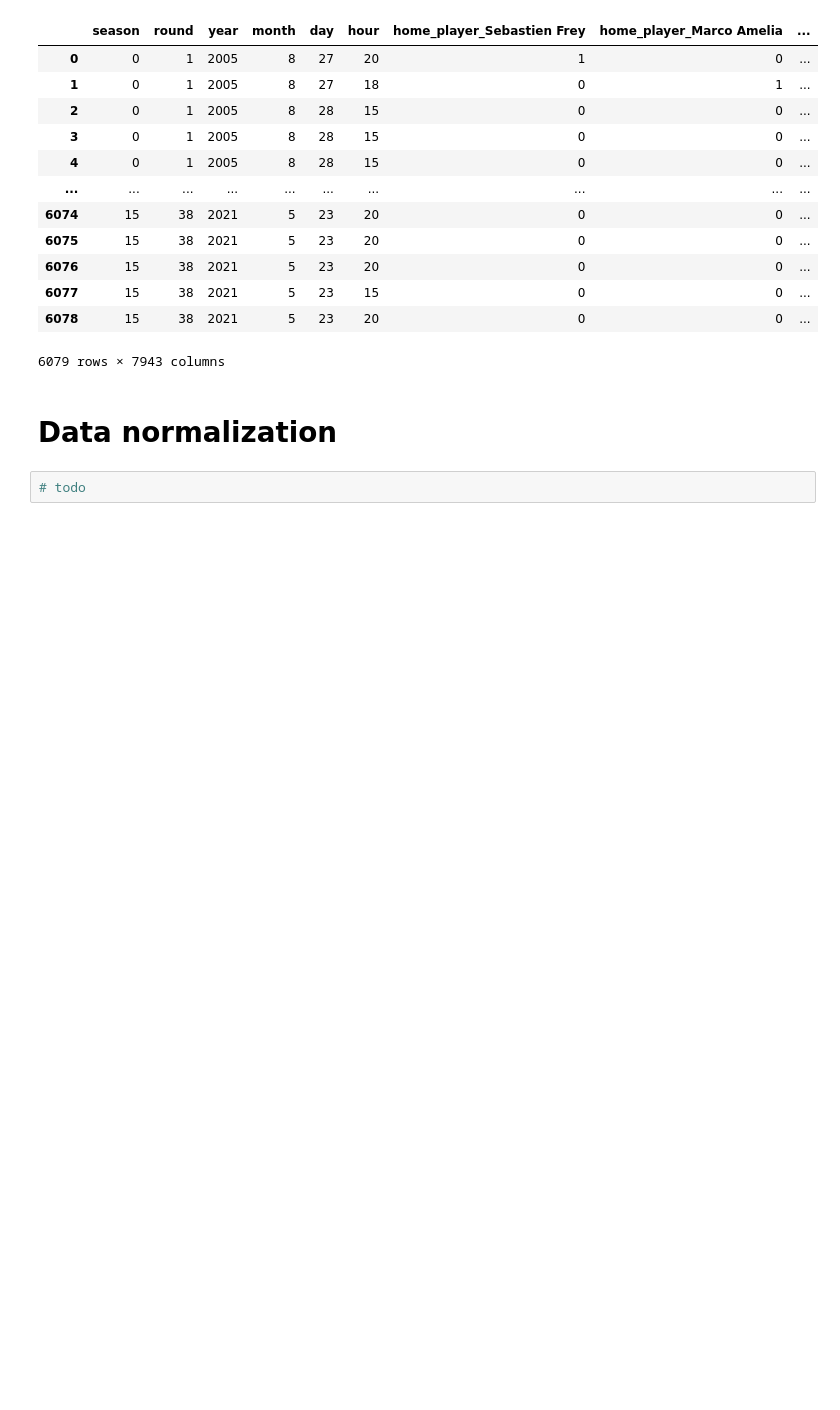
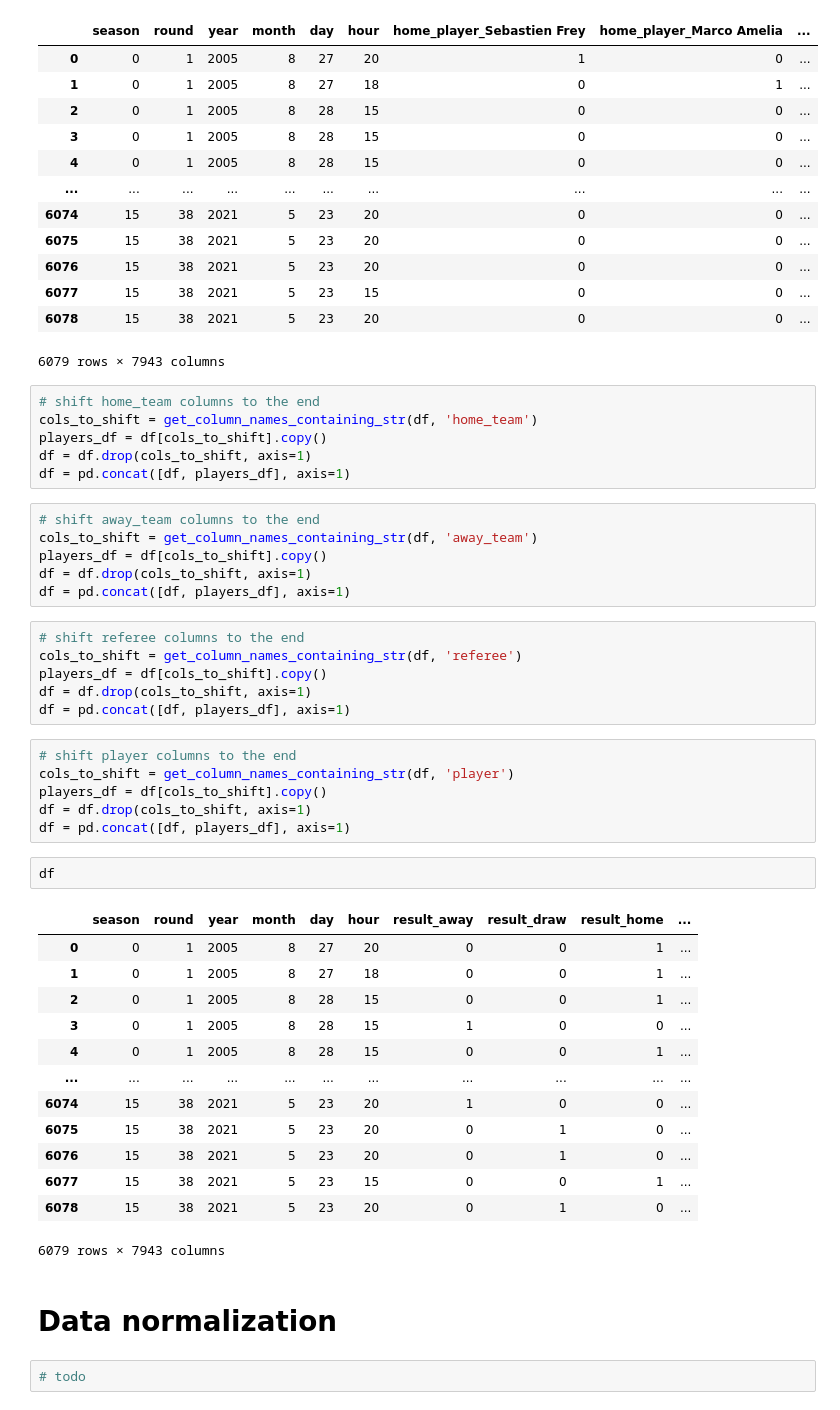
Before and after one commit to davnig/football-match-results-prediction, a Jupyter notebook: data_preprocessing.ipynb, the cells around one changed output. Saved outputs shown, nothing was run; the diff lists cells and outputs as text; blank space fills up the shorter version.

```diff
--- a/data_preprocessing.ipynb
+++ b/data_preprocessing.ipynb
@@ -362,6 +362,46 @@ df
 | 6077 | 15 | 38 | 2021 | 5 | 23 | 15 | 0 | 0 | ... |
 | 6078 | 15 | 38 | 2021 | 5 | 23 | 20 | 0 | 0 | ... |
 6079 rows × 7943 columns
+# %%
+# shift home_team columns to the end
+cols_to_shift = get_column_names_containing_str(df, 'home_team')
+players_df = df[cols_to_shift].copy()
+df = df.drop(cols_to_shift, axis=1)
+df = pd.concat([df, players_df], axis=1)
+# %%
+# shift away_team columns to the end
+cols_to_shift = get_column_names_containing_str(df, 'away_team')
+players_df = df[cols_to_shift].copy()
+df = df.drop(cols_to_shift, axis=1)
+df = pd.concat([df, players_df], axis=1)
+# %%
+# shift referee columns to the end
+cols_to_shift = get_column_names_containing_str(df, 'referee')
+players_df = df[cols_to_shift].copy()
+df = df.drop(cols_to_shift, axis=1)
+df = pd.concat([df, players_df], axis=1)
+# %%
+# shift player columns to the end
+cols_to_shift = get_column_names_containing_str(df, 'player')
+players_df = df[cols_to_shift].copy()
+df = df.drop(cols_to_shift, axis=1)
+df = pd.concat([df, players_df], axis=1)
+# %%
+df
+# %% [output]
+|  | season | round | year | month | day | hour | result_away | result_draw | result_home | ... |
+| 0 | 0 | 1 | 2005 | 8 | 27 | 20 | 0 | 0 | 1 | ... |
+| 1 | 0 | 1 | 2005 | 8 | 27 | 18 | 0 | 0 | 1 | ... |
+| 2 | 0 | 1 | 2005 | 8 | 28 | 15 | 0 | 0 | 1 | ... |
+| 3 | 0 | 1 | 2005 | 8 | 28 | 15 | 1 | 0 | 0 | ... |
+| 4 | 0 | 1 | 2005 | 8 | 28 | 15 | 0 | 0 | 1 | ... |
+| ... | ... | ... | ... | ... | ... | ... | ... | ... | ... | ... |
+| 6074 | 15 | 38 | 2021 | 5 | 23 | 20 | 1 | 0 | 0 | ... |
+| 6075 | 15 | 38 | 2021 | 5 | 23 | 20 | 0 | 1 | 0 | ... |
+| 6076 | 15 | 38 | 2021 | 5 | 23 | 20 | 0 | 1 | 0 | ... |
+| 6077 | 15 | 38 | 2021 | 5 | 23 | 15 | 0 | 0 | 1 | ... |
+| 6078 | 15 | 38 | 2021 | 5 | 23 | 20 | 0 | 1 | 0 | ... |
+6079 rows × 7943 columns
 # %% [markdown]
 # Data normalization
 # %%
```
Also changed, not shown: 1 other file.
